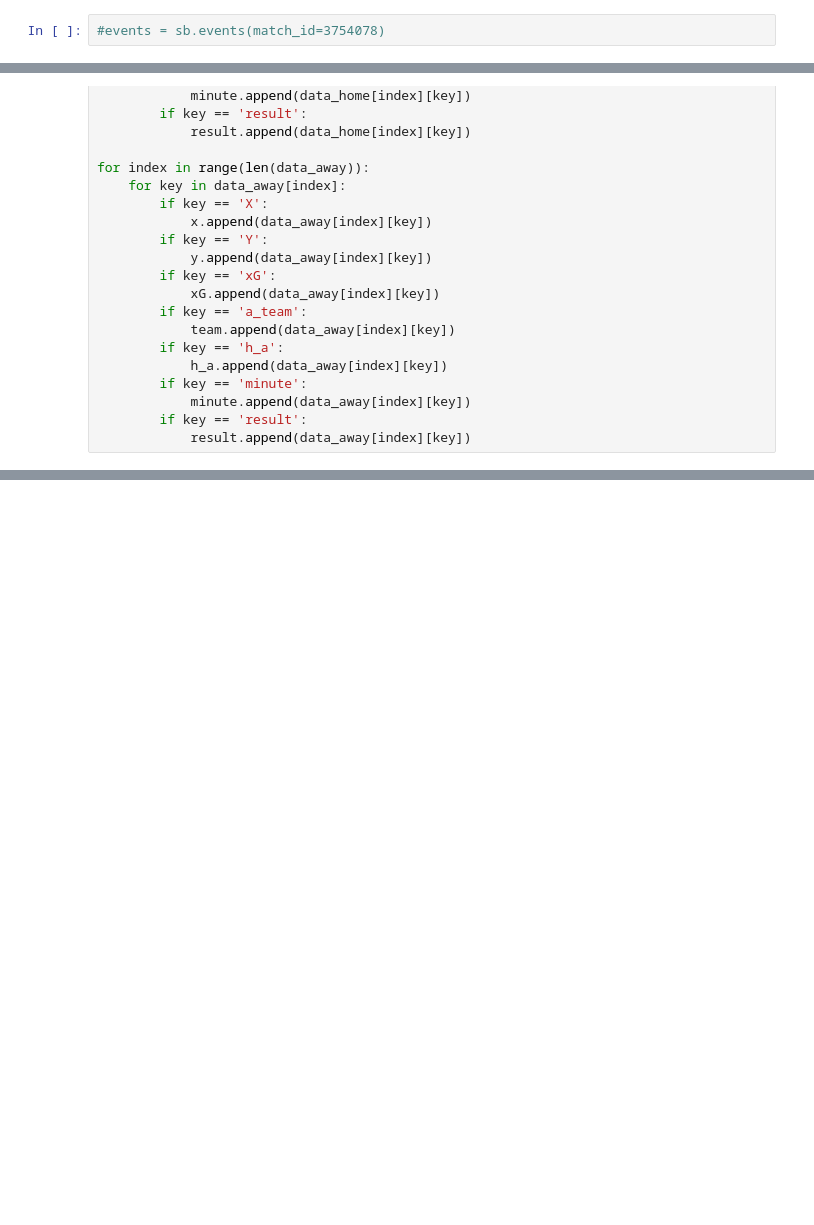
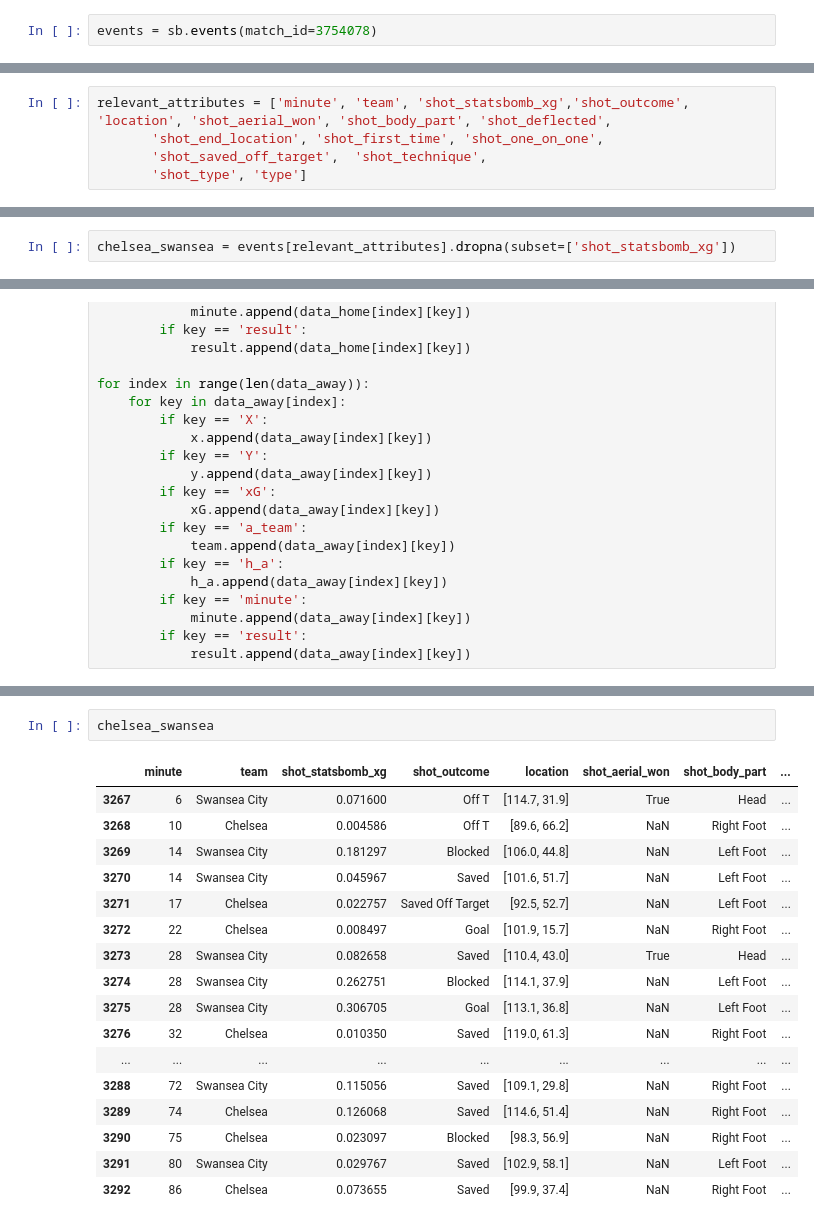
Before and after one commit to SenOhen/xg-analysis, a Jupyter notebook: xg_analysis.ipynb, the cells around one changed output, grey strips where cells are left out. Drawn from its saved outputs; the diff is of its cells as text; blank space fills up the shorter version.

```diff
--- a/xg_analysis.ipynb
+++ b/xg_analysis.ipynb
@@ -24,3 +90,3 @@ import requests
 # %%
-#events = sb.events(match_id=3754078)
+events = sb.events(match_id=3754078)
 # %%
@@ -29,0 +128,5 @@ import requests
+# %%
+relevant_attributes = ['minute', 'team', 'shot_statsbomb_xg','shot_outcome', 'location', 'shot_aerial_won', 'shot_body_part', 'shot_deflected',
+       'shot_end_location', 'shot_first_time', 'shot_one_on_one',
+       'shot_saved_off_target',  'shot_technique',
+       'shot_type', 'type']
@@ -30,3 +139,5 @@ import requests
+# %%
+chelsea_swansea = events[relevant_attributes].dropna(subset=['shot_statsbomb_xg'])
 # %%
 base_url = 'https://understat.com/match/'
 match = str(input('Please enter match id: '))
@@ -166,0 +258,20 @@ df
+# %%
+chelsea_swansea
+# %% [output]
+|  | minute | team | shot_statsbomb_xg | shot_outcome | location | shot_aerial_won | shot_body_part | ... |
+| 3267 | 6 | Swansea City | 0.071600 | Off T | [114.7, 31.9] | True | Head | ... |
+| 3268 | 10 | Chelsea | 0.004586 | Off T | [89.6, 66.2] | NaN | Right Foot | ... |
+| 3269 | 14 | Swansea City | 0.181297 | Blocked | [106.0, 44.8] | NaN | Left Foot | ... |
+| 3270 | 14 | Swansea City | 0.045967 | Saved | [101.6, 51.7] | NaN | Left Foot | ... |
+| 3271 | 17 | Chelsea | 0.022757 | Saved Off Target | [92.5, 52.7] | NaN | Left Foot | ... |
+| 3272 | 22 | Chelsea | 0.008497 | Goal | [101.9, 15.7] | NaN | Right Foot | ... |
+| 3273 | 28 | Swansea City | 0.082658 | Saved | [110.4, 43.0] | True | Head | ... |
+| 3274 | 28 | Swansea City | 0.262751 | Blocked | [114.1, 37.9] | NaN | Left Foot | ... |
+| 3275 | 28 | Swansea City | 0.306705 | Goal | [113.1, 36.8] | NaN | Left Foot | ... |
+| 3276 | 32 | Chelsea | 0.010350 | Saved | [119.0, 61.3] | NaN | Right Foot | ... |
+| ... | ... | ... | ... | ... | ... | ... | ... | ... |
+| 3288 | 72 | Swansea City | 0.115056 | Saved | [109.1, 29.8] | NaN | Right Foot | ... |
+| 3289 | 74 | Chelsea | 0.126068 | Saved | [114.6, 51.4] | NaN | Right Foot | ... |
+| 3290 | 75 | Chelsea | 0.023097 | Blocked | [98.3, 56.9] | NaN | Right Foot | ... |
+| 3291 | 80 | Swansea City | 0.029767 | Saved | [102.9, 58.1] | NaN | Left Foot | ... |
+| 3292 | 86 | Chelsea | 0.073655 | Saved | [99.9, 37.4] | NaN | Right Foot | ... |
```
Also changed, not shown: parts of 17 cells of this notebook.
